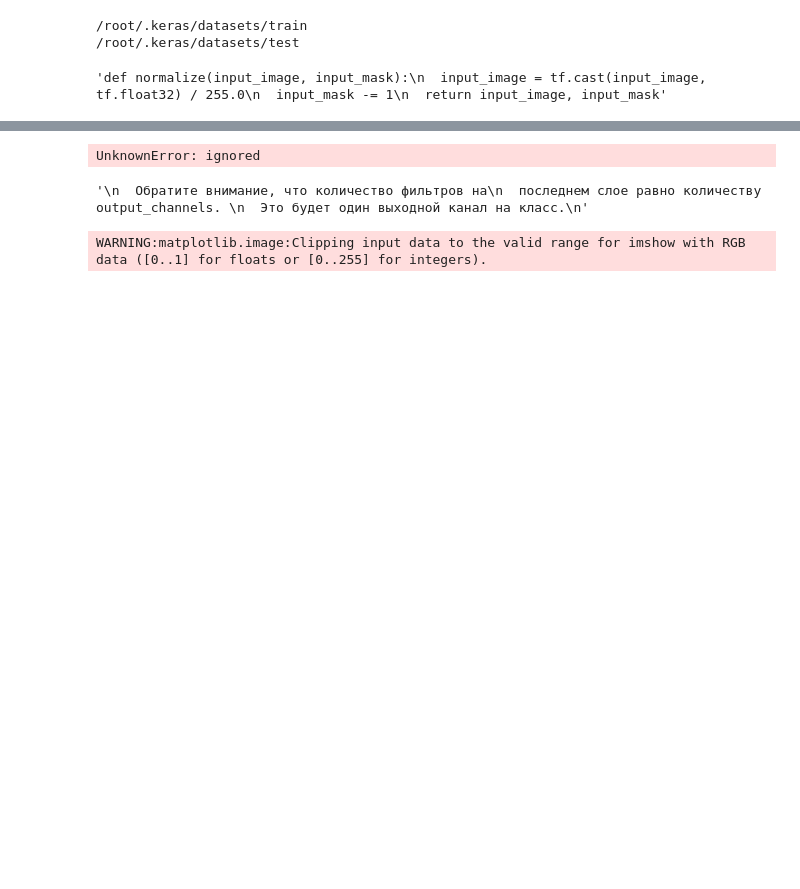
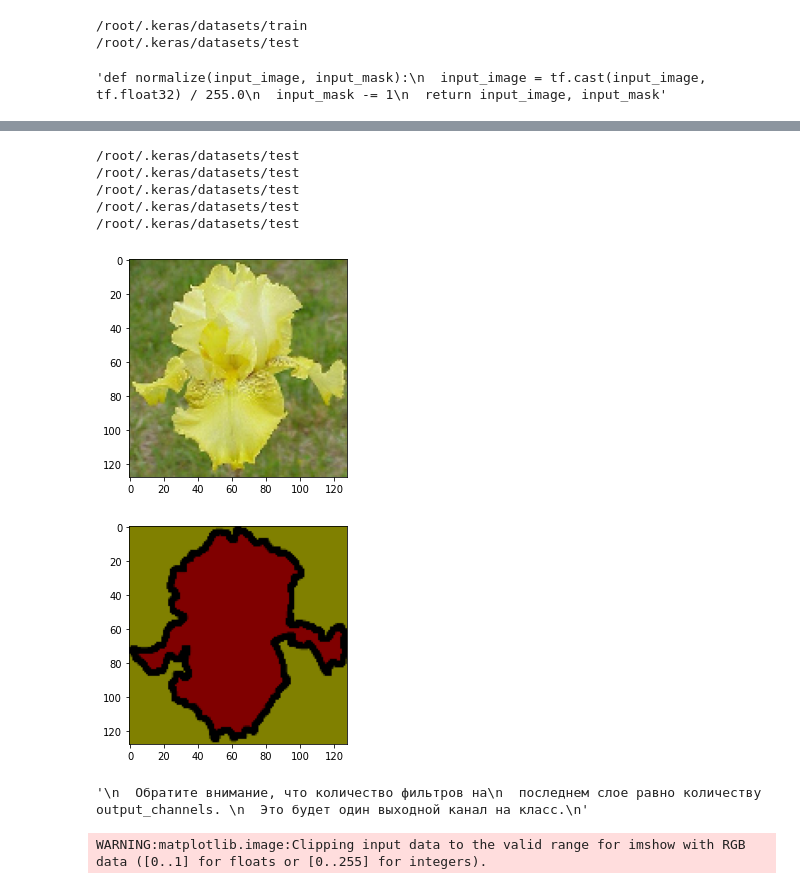
Before and after one commit to KRRKregen/NS, a Jupyter notebook: 22.ipynb, the cells around one changed output, grey strips where cells are left out. Cells and saved outputs as stored; diff of their text form; code cells hidden in the pictures; blank space fills up the shorter version.

```diff
--- a/22.ipynb
+++ b/22.ipynb
@@ -231,10 +224,10 @@ plt.imshow(re )
 # %%
 # The facade training set consist of 400 images
 # Учебный набор фасадов состоит из 400 изображений.
-BUFFER_SIZE = 100
+BUFFER_SIZE = 50
 # The batch size of 1 produced better results for the U-Net in the original pix2pix experiment
 # Пакет размером 1 дал лучшие результаты для U-Net в исходном эксперименте pix2pix.
-BATCH_SIZE = 1
+BATCH_SIZE = 3
 # Each image is 256x256 in size
 # Каждое изображение имеет размер 256x256.
 IMG_WIDTH = 128
@@ -301,19 +312,25 @@ test_dataset = test_dataset.batch(BATCH_SIZE)
 # %%
 def generate_images( inpu, tar):
   plt.figure()
-  plt.imshow(inpu[0][0] )
+  plt.imshow(inpu[0] )
   plt.figure()
-  plt.imshow(tar[0][0] )
+  plt.imshow(tar[0] )
 
 #Преобразование тензора запросило строку dtype для тензора с dtype float32:
 for m, n in test_dataset.take(1):
   #print ('m', m)
   #print ('n', n)
 #for example_input, m in train_dataset.take(1):
 
   generate_images( m,n)
 # %% [output]
-UnknownError: ignored
+/root/.keras/datasets/test
+/root/.keras/datasets/test
+/root/.keras/datasets/test
+/root/.keras/datasets/test
+/root/.keras/datasets/test
+[figure, added]
+[figure, added]
 # %%
 
 base_model = tf.keras.applications.MobileNetV2(input_shape=[128, 128, 3], include_top=False)
```
Also changed, not shown: parts of 12 cells of this notebook.
